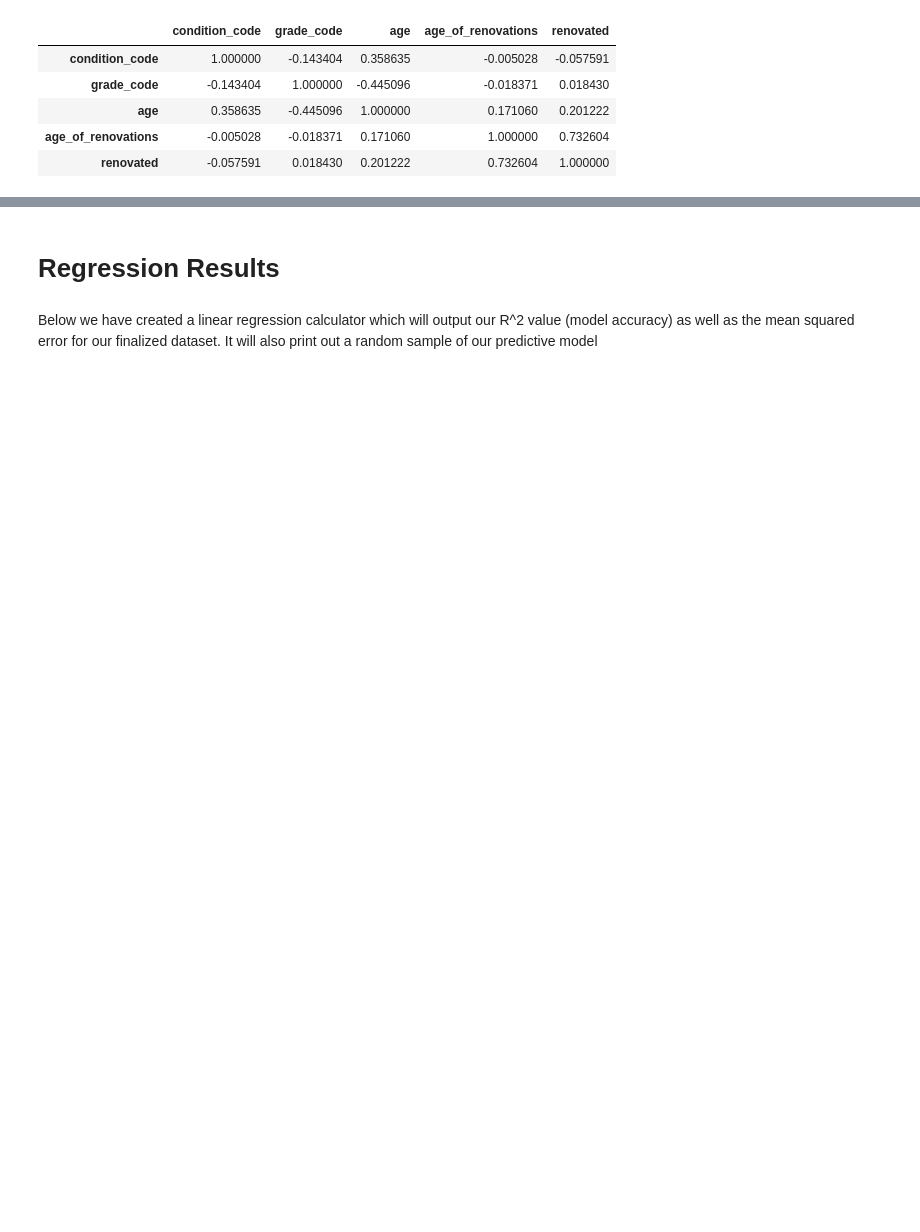
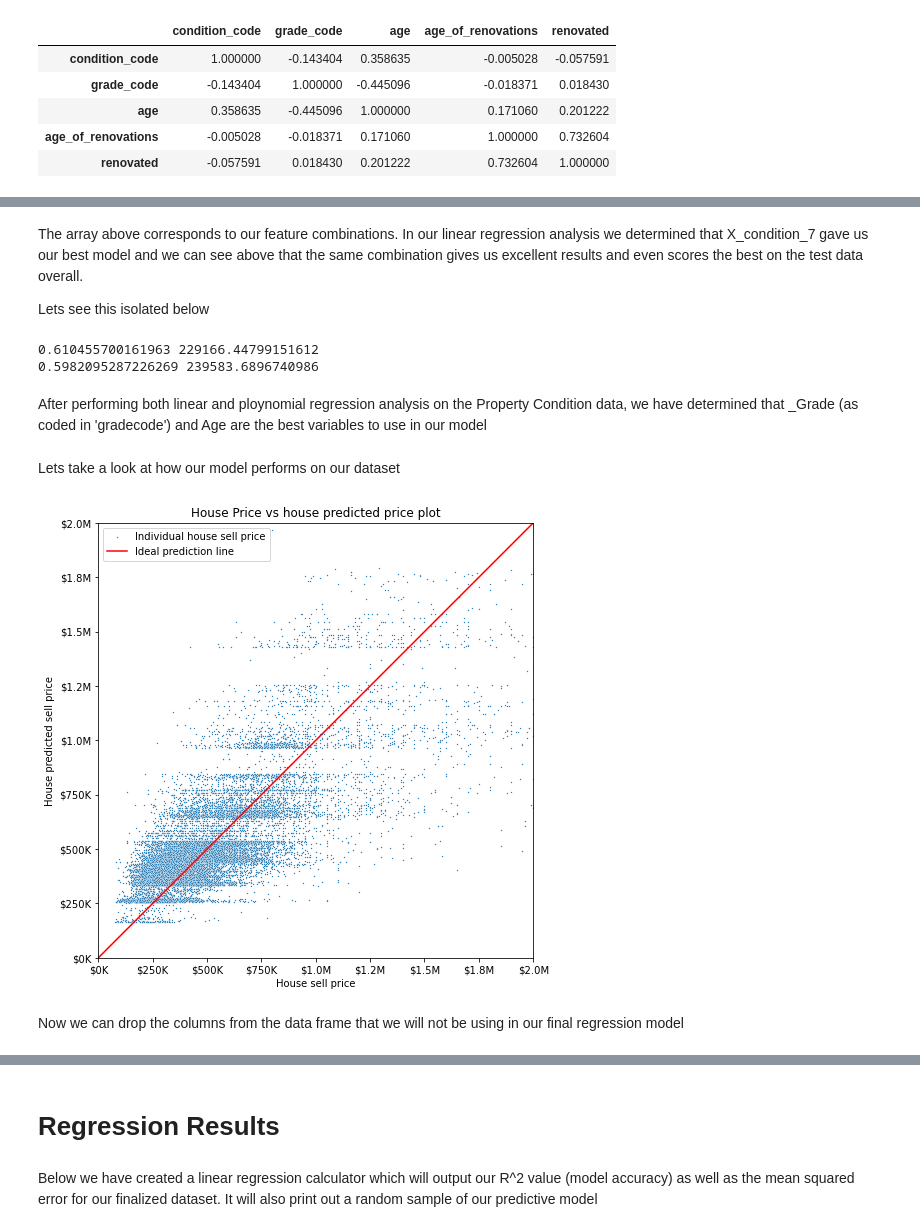
Before and after one commit to hannah-schurman/dsc-phase2-project, a Jupyter notebook: housing_sales_modeling.ipynb, the cells around one changed output, grey strips where cells are left out. Drawn from its saved outputs; the diff is of its cells as text; code cells hidden in the pictures; blank space fills up the shorter version.

```diff
--- a/housing_sales_modeling.ipynb
+++ b/housing_sales_modeling.ipynb
@@ -1000,0 +972,44 @@ Now it's time to add in our location data for our final regression model!
+# %% [markdown]
+The array above corresponds to our feature combinations. In our linear regression analysis we determined that X_condition_7 gave us our best model and we can see above that the same combination gives us excellent results and even scores the best on the test data overall.
+
+Lets see this isolated below
+# %%
+poly_7 = PolynomialFeatures(4)
+X_poly_7 = pd.DataFrame(poly_7.fit_transform(X_condition_7))
+X_train, X_test, y_train, y_test = train_test_split(X_poly_7, y_condition,
+                                                    test_size=None,
+                                                    random_state=42)
+lr_poly_7 = LinearRegression()
+lr_poly_7.fit(X_train, y_train)
+lr_poly_7.score(X_train, y_train)
+lr_poly_7.score(X_test, y_test)
+y_hat_train = lr_poly_7.predict(X_train)
+y_hat_test = lr_poly_7.predict(X_test)
+
+print(lr_poly_7.score(X_train, y_train), np.sqrt(mean_squared_error(y_train, y_hat_train)))
+print(lr_poly_7.score(X_test, y_test), np.sqrt(mean_squared_error(y_test, y_hat_test)))
+# %% [output]
+0.610455700161963 229166.44799151612
+0.5982095287226269 239583.6896740986
+# %% [markdown]
+After performing both linear and ploynomial regression analysis on the Property Condition data, we have determined that _Grade (as coded in 'gradecode') and Age are the best variables to use in our model
+# %% [markdown]
+Lets take a look at how our model performs on our dataset
+# %%
+x_line = np.linspace(0,2000000)
+fig,axs = plt.subplots(figsize = (12,8))
+sns.scatterplot(np.concatenate((y_test,y_train)),np.concatenate((y_hat_test, y_hat_train)), marker = "." , s = 8,alpha = 1, label = "Individual house sell price")
+axs.plot(x_line, x_line, color ="red", label = "Ideal prediction line")
+axs.set_xlim(0,2000000) ; axs.set_ylim(0,2000000)
+axs.yaxis.set_major_formatter(currency)
+axs.xaxis.set_major_formatter(currency)
+axs.set_aspect("equal")
+axs.set_title("House Price vs house predicted price plot")
+axs.set_xlabel("House sell price")
+axs.set_ylabel("House predicted sell price")
+axs.legend();
+plt.savefig("./images/property_condition_scatter.png")
+# %% [output]
+[figure, added]
+# %% [markdown]
+Now we can drop the columns from the data frame that we will not be using in our final regression model
```
Also changed, not shown: parts of 103 cells of this notebook, 12 other files.
